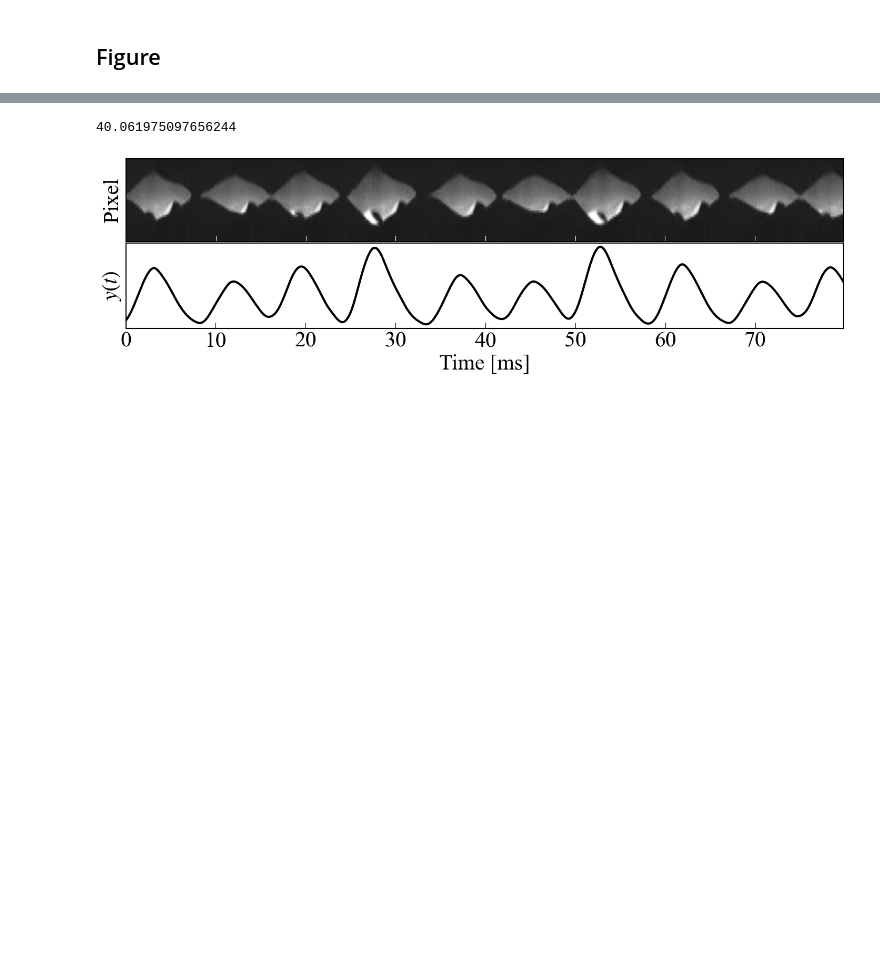
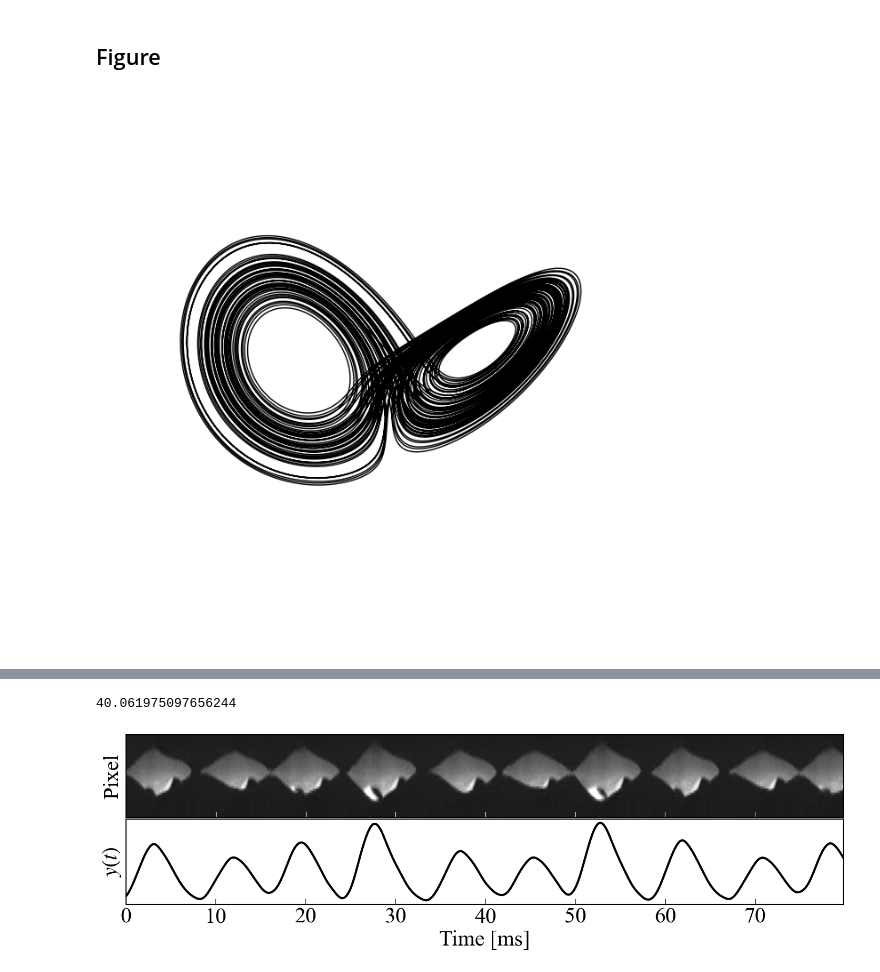
Before and after one commit to TakumiInoue0628/NDA-VFS-ML, a Jupyter notebook: src/3-Videodata-modeling/NLP_p_fig_.ipynb, the cells around one changed output, grey strips where cells are left out. Drawn from its saved outputs; the diff is of its cells as text; code cells hidden in the pictures; blank space fills up the shorter version.

```diff
--- a/src/3-Videodata-modeling/NLP_p_fig_.ipynb
+++ b/src/3-Videodata-modeling/NLP_p_fig_.ipynb
@@ -144,0 +38,47 @@ class NLP_p():
+# %%
+class NLP_p():
+
+    def __init__(self, rcParams_dict):
+        for key in rcParams_dict.keys():
+            plt.rcParams[str(key)] = rcParams_dict[str(key)]
+
+    def figure(self,
+                X, n_plt, lw=3, c='k',
+                figsize=(5, 5),
+                title=None, title_loc='left',
+                save_png=None, save_eps=None):
+
+            fig = plt.figure(figsize=figsize)
+            ax = fig.add_subplot(projection="3d")
+            ax.set_title(title, loc=title_loc)
+            ax.plot(X[:n_plt, 0], X[:n_plt, 1], X[:n_plt, 2], lw=lw, c=c)
+            plt.gca().axis('off')
+
+
+            plt.tight_layout()
+            if save_png==None:
+                plt.show()
+            else:
+                plt.savefig(save_png+'.png', bbox_inches="tight")
+            if save_png==None:
+                return
+            else:
+                plt.savefig(save_eps+'.eps', bbox_inches="tight")
+# %%
+fig = NLP_p({
+            'font.family':'Times New Roman',
+            'mathtext.fontset':'stix',
+            'font.size':30,
+            'xtick.direction':'in',
+            'ytick.direction':'in',
+            'axes.linewidth':1.5,
+            'xtick.major.size':8,
+            'ytick.major.size':8,
+            })
+
+fig.figure( X, n_plt=-10000, lw=1, c='k',
+                figsize=(7, 7),
+                title=None, title_loc='left',
+                save_png=None, save_eps=None)
+# %% [output]
+[figure, added]
```
Also changed, not shown: parts of 14 cells of this notebook, 2 other files.
